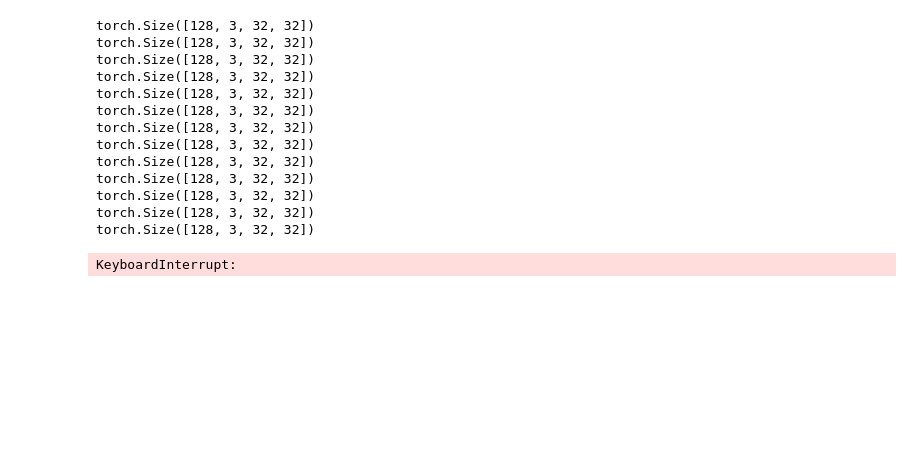
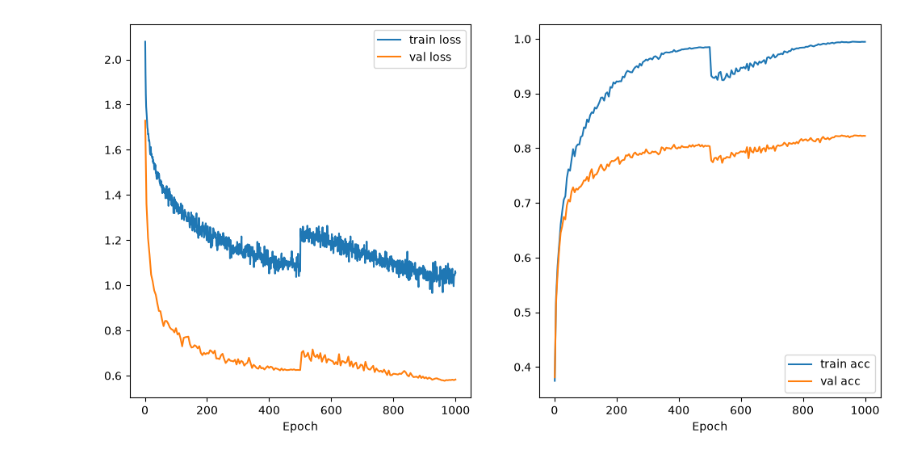
Before and after one commit to brien60/ViT, a Jupyter notebook: cifar10.ipynb, the cells around one changed output. Saved outputs shown, nothing was run; the diff lists cells and outputs as text; code cells hidden in the pictures; blank space fills up the shorter version.

```diff
--- a/cifar10.ipynb
+++ b/cifar10.ipynb
@@ -29,12 +29,12 @@ val_transform = v2.Compose([
 ])
 
 train_transform = v2.Compose([
-    # v2.RandomCrop(size = 32, padding=2),
-    # v2.RandomHorizontalFlip(p=0.5),
-    # v2.RandomRotation(degrees=30),
+    v2.RandomCrop(size = 32, padding=2),
+    v2.RandomHorizontalFlip(p=0.5),
+    v2.RandomRotation(degrees=10),
 
     v2.ToImage(),
-    v2.RandAugment(num_ops=2, magnitude=5), # must go before norm, data should be in uint8
+    # v2.RandAugment(num_ops=2, magnitude=5), # must go before norm, data should be in uint8
 
     # v2.ColorJitter(brightness=0.25, contrast=0.25, saturation=0.25, hue=0.05), # Must go before normalization
     v2.ToDtype(dtype=torch.float32, scale=True),
@@ -45,7 +45,7 @@ train_transform = v2.Compose([
     ),
 ])
 
-mixup = v2.MixUp(alpha=0.5, num_classes=10)
+mixup = v2.MixUp(alpha=1.0, num_classes=10)
 
 
 train_dataset = CIFAR10(root="data", train=True, transform=train_transform, download=True)
@@ -68,11 +68,13 @@ clean_train_dataset = Subset(val_dataset, train_indices)
 
 val_dataset = Subset(val_dataset, val_indices)
 
+classes = ["airplane", "automobile", "bird", "cat", "deer", "dog", "frog", "horse", "ship", "truck"]
+
 # plt.figure(figsize = (4, 16))
 # for i in range(10):
 #     idx = int(num_train_samples * torch.rand(1))
 
-#     clean_img, label = clean_train_dataset[idx]
+#     clean_img, _ = clean_train_dataset[idx]
 #     augmented_img, _ = train_dataset[idx]
 
 
@@ -149,11 +151,11 @@ optimizer = torch.optim.AdamW(
     weight_decay=weight_decay
 )
 
-scheduler = torch.optim.lr_scheduler.CosineAnnealingLR(
+scheduler = torch.optim.lr_scheduler.CosineAnnealingWarmRestarts(
     optimizer,
-    T_max=epochs,
-    # T_0=epochs // 20,
-    # T_mult = 2,
+    # T_max=epochs,
+    T_0= 500,
+    T_mult = 1,
     eta_min = 1e-5
 )
 loss_fn = torch.nn.CrossEntropyLoss()
@@ -178,7 +180,47 @@ for epoch in range(epochs):
     for i, train_batch in enumerate(train_dataloader):
         x_train, y_train = train_batch
         x_train, y_train = x_train.to(device), y_train.to(device)
+
+        original_images = x_train.clone()
+        original_labels = y_train.clone()
+
         x_train, y_train = mixup(x_train, y_train)
+
+        # plt.figure(figsize = (4, 16))
+
+        # for i in range(10):
+        #     idx = int(batch_size * torch.rand(1))
+
+        #     image_1 = original_images[idx].cpu()
+        #     image_2 = original_images[(idx-1) % batch_size].cpu()
+
+        #     label_1 = original_labels[idx].cpu()
+        #     label_2 = original_labels[(idx-1) % batch_size].cpu()
+
+        #     mixed_img = x_train[idx].cpu()
+
+        #     mean = torch.tensor([0.4914, 0.4822, 0.4465]).view(3, 1, 1)
+        #     std = torch.tensor([0.2470, 0.2435, 0.2616]).view(3, 1, 1)
+
+        #     lambda_1 = y_train[idx][label_1].item()
+        #     lambda_2 = y_train[idx][label_2].item()
+
+        #     for j, info in enumerate(zip(
+        #         [image_1, image_2, mixed_img],
+        #         [classes[label_1], classes[label_2], f"({lambda_1:.2f}, {lambda_2:.2f})"]
+        #     )):
+        #         img, title = info
+        #         img = img * std + mean
+
+        #         plt.subplot(10, 3, 3*i+(j+1))
+        #         plt.imshow(img.permute(1, 2, 0).clamp(0, 1))
+        #         plt.axis("off")
+        #         plt.title(title)
+
+        # plt.show()
+
+        # sys.exit(0)
+
 
         optimizer.zero_grad()
 
@@ -276,17 +309,4 @@ torch.Size([128, 3, 32, 32])
-torch.Size([128, 3, 32, 32])
-torch.Size([128, 3, 32, 32])
-torch.Size([128, 3, 32, 32])
-torch.Size([128, 3, 32, 32])
-torch.Size([128, 3, 32, 32])
-torch.Size([128, 3, 32, 32])
-torch.Size([128, 3, 32, 32])
-torch.Size([128, 3, 32, 32])
-torch.Size([128, 3, 32, 32])
-torch.Size([128, 3, 32, 32])
-torch.Size([128, 3, 32, 32])
-torch.Size([128, 3, 32, 32])
-torch.Size([128, 3, 32, 32])
-KeyboardInterrupt:
+[figure, added]
 # %%
 model.eval()
 
```
Also changed, not shown: parts of 2 cells of this notebook, 1 other file.
